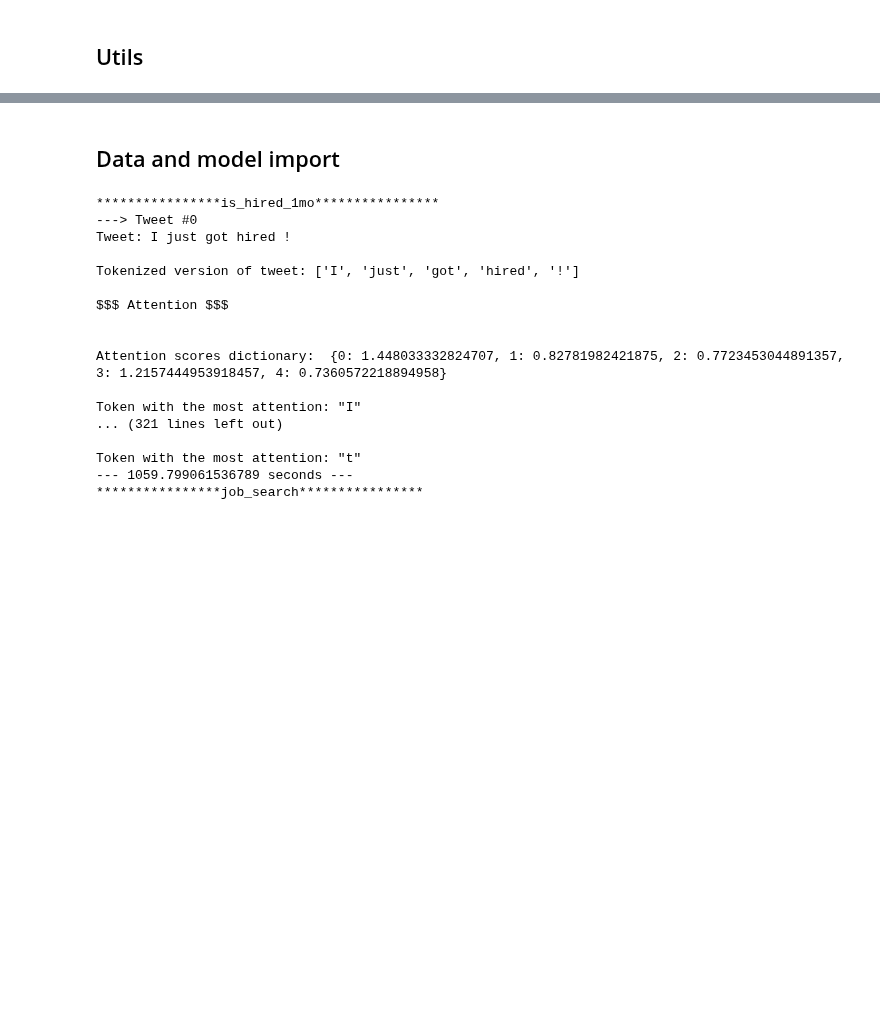
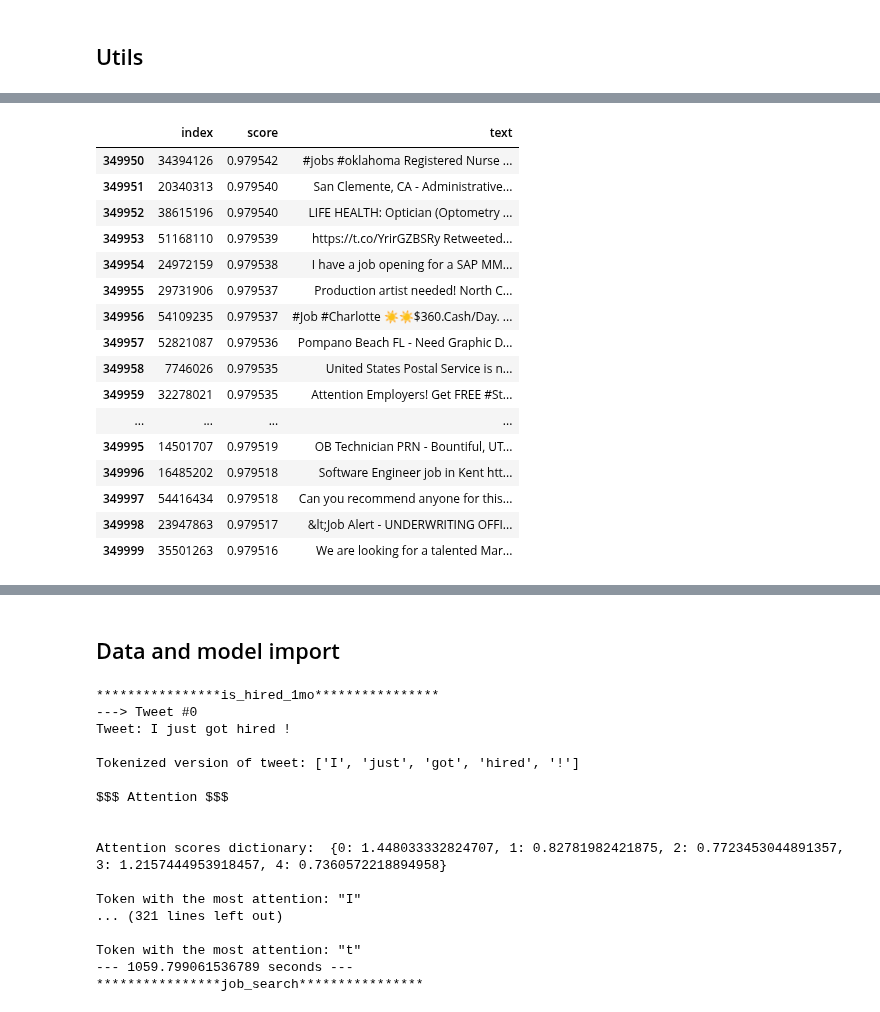
Before and after one commit to spfraib/twitter, a Jupyter notebook: code/2-twitter_labor/5-active_learning/2020-09-09_active_learning_exploration.ipynb, the cells around one changed output, grey strips where cells are left out. Drawn from its saved outputs; the diff is of its cells as text; code cells hidden in the pictures; blank space fills up the shorter version.

```diff
--- a/code/2-twitter_labor/5-active_learning/2020-09-09_active_learning_exploration.ipynb
+++ b/code/2-twitter_labor/5-active_learning/2020-09-09_active_learning_exploration.ipynb
@@ -45,0 +48,6 @@ def extract_keywords_from_mlm_results(mlm_results_list, K_kw_explore):
+# %%
+column = 'job_offer'
+job_offer_df = pd.read_parquet(os.path.join(data_folder_path, column, '{}_all.parquet'.format(column)))
+job_offer_df = job_offer_df[~job_offer_df.text.str.contains("RT", na=False)].reset_index(drop=True)
+job_offer_df = job_offer_df.sort_values(by=["score"], ascending=False).reset_index()
+job_offer_df.head()
@@ -45,0 +61,21 @@ def extract_keywords_from_mlm_results(mlm_results_list, K_kw_explore):
+# %%
+top_job_offer_df = job_offer_df[:350000]
+top_job_offer_df.tail(n=50)
+# %% [output]
+|  | index | score | text |
+| 349950 | 34394126 | 0.979542 | #jobs #oklahoma Registered Nurse ... |
+| 349951 | 20340313 | 0.979540 | San Clemente, CA - Administrative... |
+| 349952 | 38615196 | 0.979540 | LIFE HEALTH: Optician (Optometry ... |
+| 349953 | 51168110 | 0.979539 | https://t.co/YrirGZBSRy Retweeted... |
+| 349954 | 24972159 | 0.979538 | I have a job opening for a SAP MM... |
+| 349955 | 29731906 | 0.979537 | Production artist needed! North C... |
+| 349956 | 54109235 | 0.979537 | #Job #Charlotte ☀☀$360.Cash/Day. ... |
+| 349957 | 52821087 | 0.979536 | Pompano Beach FL - Need Graphic D... |
+| 349958 | 7746026 | 0.979535 | United States Postal Service is n... |
+| 349959 | 32278021 | 0.979535 | Attention Employers! Get FREE #St... |
+| ... | ... | ... | ... |
+| 349995 | 14501707 | 0.979519 | OB Technician PRN - Bountiful, UT... |
+| 349996 | 16485202 | 0.979518 | Software Engineer job in Kent htt... |
+| 349997 | 54416434 | 0.979518 | Can you recommend anyone for this... |
+| 349998 | 23947863 | 0.979517 | &lt;Job Alert - UNDERWRITING OFFI... |
+| 349999 | 35501263 | 0.979516 | We are looking for a talented Mar... |
```
Also changed, not shown: parts of 12 cells of this notebook.
